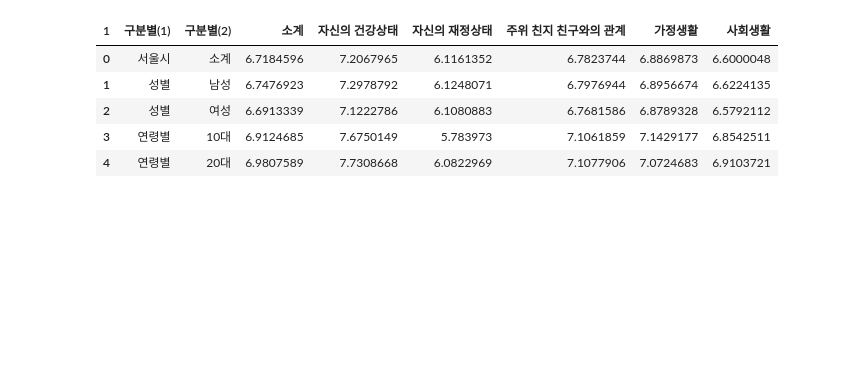
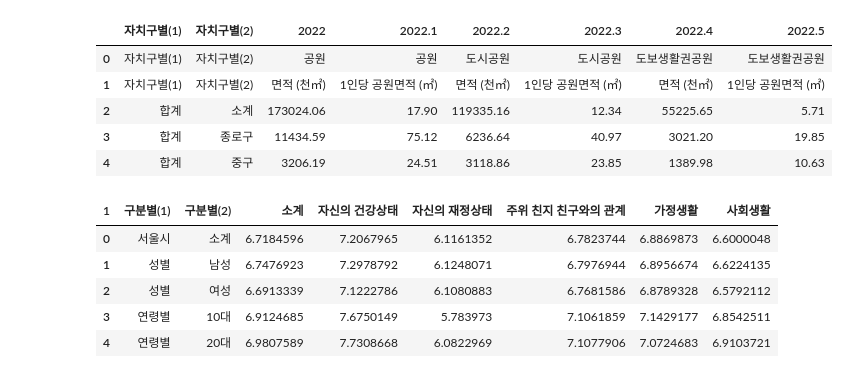
Before and after one commit to chaiwon1/happiness_analysis, a Jupyter notebook: happiness.ipynb, the cells around one changed output. Saved outputs shown, nothing was run; the diff lists cells and outputs as text; code cells hidden in the pictures; blank space fills up the shorter version.

```diff
--- a/happiness.ipynb
+++ b/happiness.ipynb
@@ -16 +27,12 @@ df.head()
+# %%
+# 1인당 공원면적 csv load
+park_per_df = pd.read_csv("park_per.csv")
+park_per_df.head()
+# %% [output]
+|  | 자치구별(1) | 자치구별(2) | 2022 | 2022.1 | 2022.2 | 2022.3 | 2022.4 | 2022.5 |
+| 0 | 자치구별(1) | 자치구별(2) | 공원 | 공원 | 도시공원 | 도시공원 | 도보생활권공원 | 도보생활권공원 |
+| 1 | 자치구별(1) | 자치구별(2) | 면적 (천㎡) | 1인당 공원면적 (㎡) | 면적 (천㎡) | 1인당 공원면적 (㎡) | 면적 (천㎡) | 1인당 공원면적 (㎡) |
+| 2 | 합계 | 소계 | 173024.06 | 17.90 | 119335.16 | 12.34 | 55225.65 | 5.71 |
+| 3 | 합계 | 종로구 | 11434.59 | 75.12 | 6236.64 | 40.97 | 3021.20 | 19.85 |
+| 4 | 합계 | 중구 | 3206.19 | 24.51 | 3118.86 | 23.85 | 1389.98 | 10.63 |
 # %%
```
Also changed, not shown: parts of 25 cells of this notebook, 2 other files.
